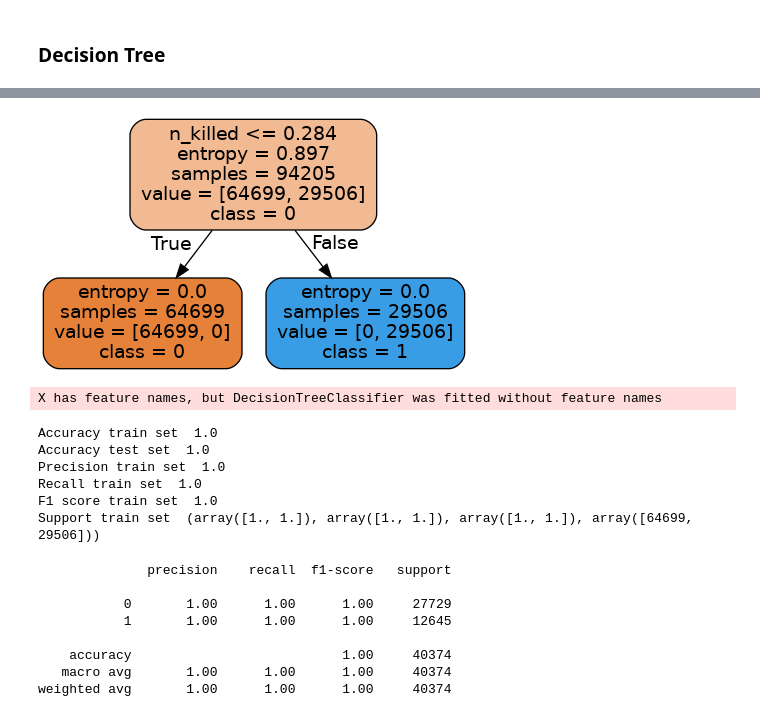
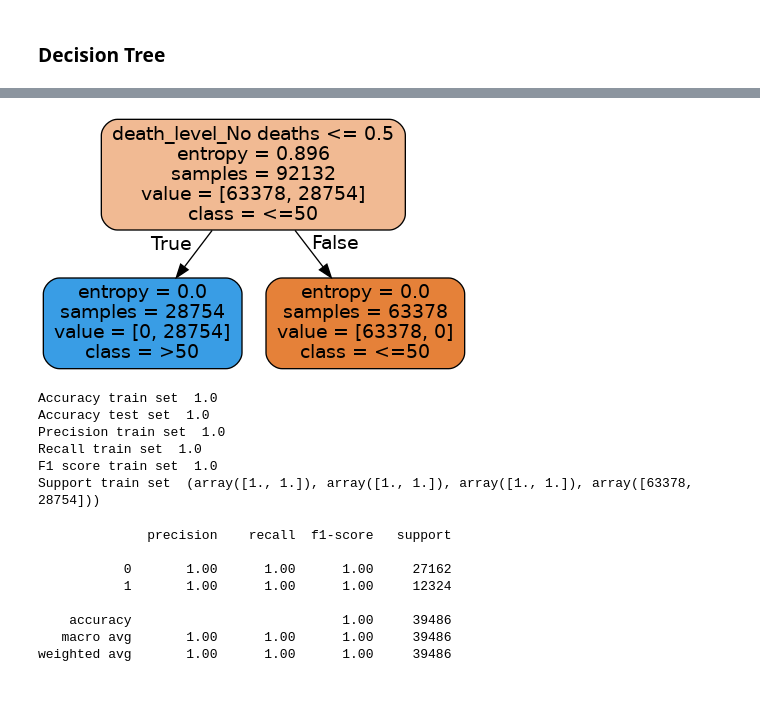
Before and after one commit to TheDarkPyotr/DataMining2023, a Jupyter notebook: source/Task3_Predictive_Analaysis.ipynb, the cells around one changed output, grey strips where cells are left out. Cells and saved outputs as stored; diff of their text form; code cells hidden in the pictures.

```diff
--- a/source/Task3_Predictive_Analaysis.ipynb
+++ b/source/Task3_Predictive_Analaysis.ipynb
@@ -20,7 +18,7 @@ np.random.seed(42)
 # Import the datasets
 
 # Gun incidents data
-df_incidents_cleaned = pd.read_hdf('../ds/cleaned/incidents_cleaned.h5', key = 'df')
+df_incidents_cleaned = pd.read_hdf('../ds/cleaned/reduced_for_clustering.h5', key = 'df')
 
 # Visualize data table
 df_incidents_cleaned.info()
@@ -45,18 +43,21 @@ memory usage: 18.9+ MB
 # %%
 
 df_incidents_dt = df_incidents_cleaned.copy()
-df_incidents_dt['n_participant_adult'] = (df_incidents_dt['n_participants'] - (df_incidents_dt['n_participants_child'] + df_incidents_dt['n_participants_teen'])).astype('int')
+#df_incidents_dt['n_participant_adult'] = (df_incidents_dt['n_participants'] - (df_incidents_dt['n_participants_child'] + df_incidents_dt['n_participants_teen'])).astype('int')
 columns_to_drop_dt = ['longitude',
                    'latitude',
                    'congressional_district',
-                   'participant_age1',
                    'participant_age_group1',
                    'participant_gender1',
-                   'n_participants',
-                   'year',
                    'incident_characteristics1',
                    'city_or_county',
-                   'date']
+                   'date',
+                   'n_injured',
+                   'party',
+                   'candidatevotes',
+                   'totalvotes'
+
+                   ]
 
 df_incidents_dt.drop(columns_to_drop_dt, axis = 1, inplace = True)
 df_incidents_dt.info()
@@ -157,8 +118,8 @@ max_depth = 40
 #X_train, X_test, y_train, y_test = train_test_split(df_dt, target, test_size=test_size, random_state=random_state)
 train_set, test_set, train_label, test_label = train_test_split(df_dt, target, stratify =target, test_size=0.30)
 train_set_cplumns = train_set.columns
-scaler = StandardScaler()
-train_set = scaler.fit_transform(train_set)
+#scaler = StandardScaler()
+#train_set = scaler.fit_transform(train_set)
 # %%
 #define a decision tree and fit it
 from sklearn import tree
@@ -169,22 +130,20 @@ dt = dt.fit(train_set, train_label)
 # %%
 #visualize the actual decision tree obtained
 import pydotplus
 from IPython.display import Image
 dot_data = tree.export_graphviz(dt, out_file=None,
                          feature_names=list(train_set_cplumns),
-                         class_names=['0', '1'],
+                         class_names=['<=50', '>50'],
                          filled=True, rounded=True)
 graph = pydotplus.graph_from_dot_data(dot_data)
 Image(graph.create_png())
 # %% [output]
-[figure, old version]
+[figure, new version]
 # %%
 #predict using the decision tree
 #the predict function returns the actual predicted labels: we need them for the evaluation phase
 train_pred_dt = dt.predict(train_set)
 test_pred_dt = dt.predict(test_set)
-# %% [output]
-X has feature names, but DecisionTreeClassifier was fitted without feature names
 # %%
 #evaulate the accuracy on the train set and the test set
 #metrics also contains precision, recall, f1 and the support
@@ -201,7 +160,7 @@ Accuracy test set  1.0
 Precision train set  1.0
 Recall train set  1.0
 F1 score train set  1.0
-Support train set  (array([1., 1.]), array([1., 1.]), array([1., 1.]), array([64699, 29506]))
+Support train set  (array([1., 1.]), array([1., 1.]), array([1., 1.]), array([63378, 28754]))
 # %%
 #metrics computed on the test set
 from sklearn.metrics import classification_report
@@ -214,9 +173,9 @@ report_scores(test_label, test_pred_dt)
 # %% [output]
               precision    recall  f1-score   support
 
-           0       1.00      1.00      1.00     27729
-           1       1.00      1.00      1.00     12645
+           0       1.00      1.00      1.00     27162
+           1       1.00      1.00      1.00     12324
 
-    accuracy                           1.00     40374
-   macro avg       1.00      1.00      1.00     40374
-weighted avg       1.00      1.00      1.00     40374
+    accuracy                           1.00     39486
+   macro avg       1.00      1.00      1.00     39486
+weighted avg       1.00      1.00      1.00     39486
```
Also changed, not shown: parts of 8 cells of this notebook.
